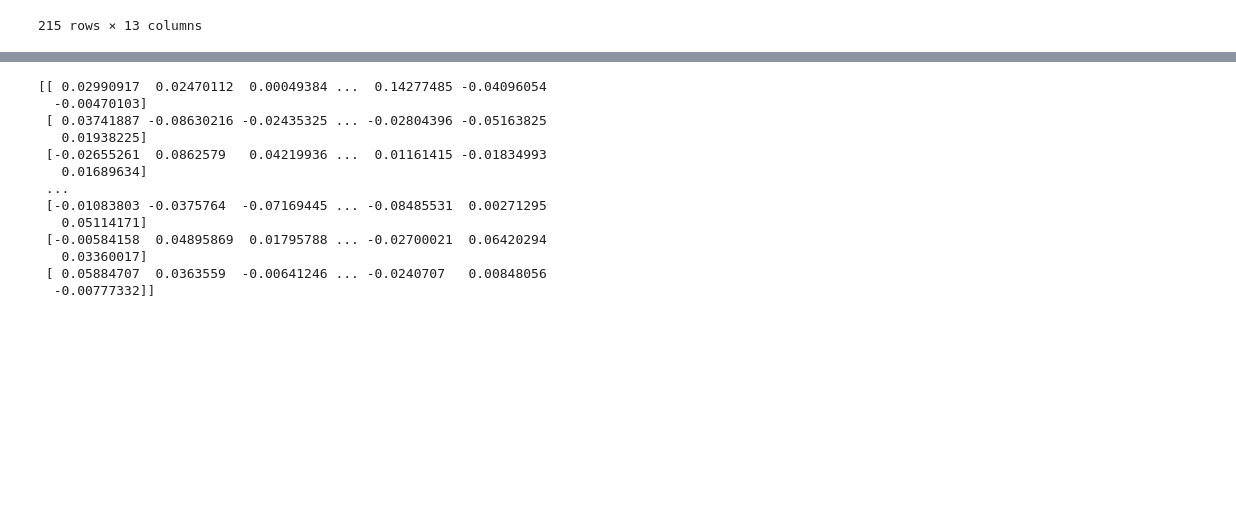
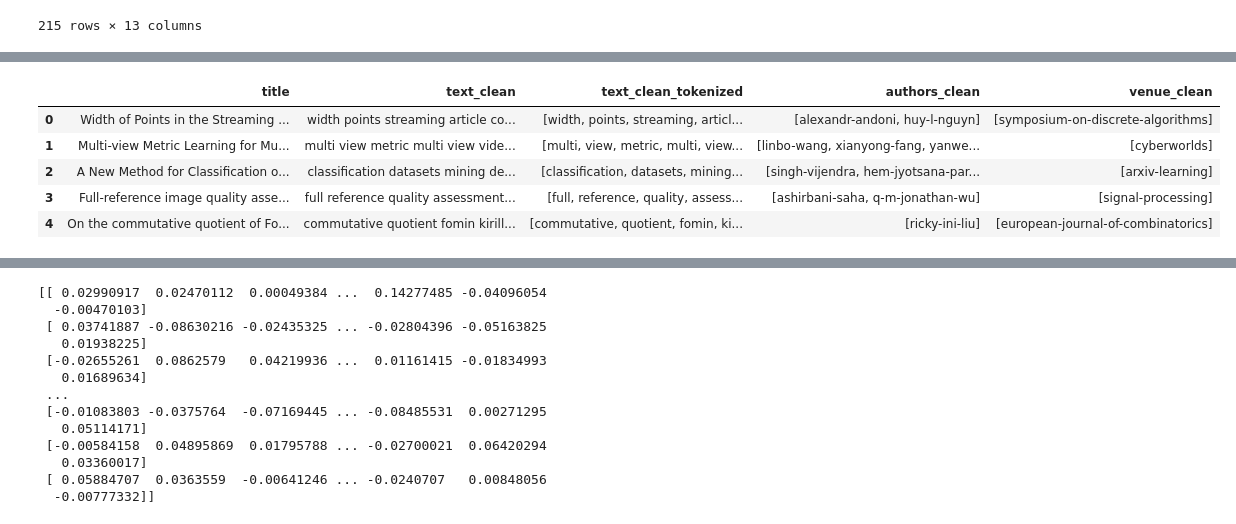
Before and after one commit to liasucf/TextMining, a Jupyter notebook: Projet_Text_Mining_Lia_Furtado.ipynb, the cells around one changed output, grey strips where cells are left out. Cells and saved outputs as stored; diff of their text form; code cells hidden in the pictures; blank space fills up the shorter version.

```diff
--- a/Projet_Text_Mining_Lia_Furtado.ipynb
+++ b/Projet_Text_Mining_Lia_Furtado.ipynb
@@ -321,19 +162,0 @@ NodeView(('jin-li', 'chin-chen-chang', 'hai-jin', 'li-liu', 'chen-b', 'robert-w-
-# %%
-mapping = dict(
-    {
-        0: "Atlantic Coast",
-        1: "Big East",
-        2: "Big Ten",
-        3: "Big Twelve",
-        4: "Conference USA",
-        5: "Independents",
-        6: "Mid-American",
-        7: "Mountain West",
-        8: "Pacific Ten",
-        9: "Southeastern",
-        10: "Sun Belt",
-        11: "Western Athletic",
-    }
-)
-for node, data in G.nodes(data=True):
-    G.nodes[node]["conference"] = mapping[data["value"]]
@@ -363,0 +254,11 @@ annotate.arc_group(G_50, group_by="publications")
+# %%
+df_connections = data[['title', 'text_clean', 'text_clean_tokenized','authors_clean', 'venue_clean']]
+# %%
+df_connections.head()
+# %% [output]
+|  | title | text_clean | text_clean_tokenized | authors_clean | venue_clean |
+| 0 | Width of Points in the Streaming ... | width points streaming article co... | [width, points, streaming, articl... | [alexandr-andoni, huy-l-nguyn] | [symposium-on-discrete-algorithms] |
+| 1 | Multi-view Metric Learning for Mu... | multi view metric multi view vide... | [multi, view, metric, multi, view... | [linbo-wang, xianyong-fang, yanwe... | [cyberworlds] |
+| 2 | A New Method for Classification o... | classification datasets mining de... | [classification, datasets, mining... | [singh-vijendra, hem-jyotsana-par... | [arxiv-learning] |
+| 3 | Full-reference image quality asse... | full reference quality assessment... | [full, reference, quality, assess... | [ashirbani-saha, q-m-jonathan-wu] | [signal-processing] |
+| 4 | On the commutative quotient of Fo... | commutative quotient fomin kirill... | [commutative, quotient, fomin, ki... | [ricky-ini-liu] | [european-journal-of-combinatorics] |
```
Also changed, not shown: parts of 38 cells of this notebook, 2 other files.
